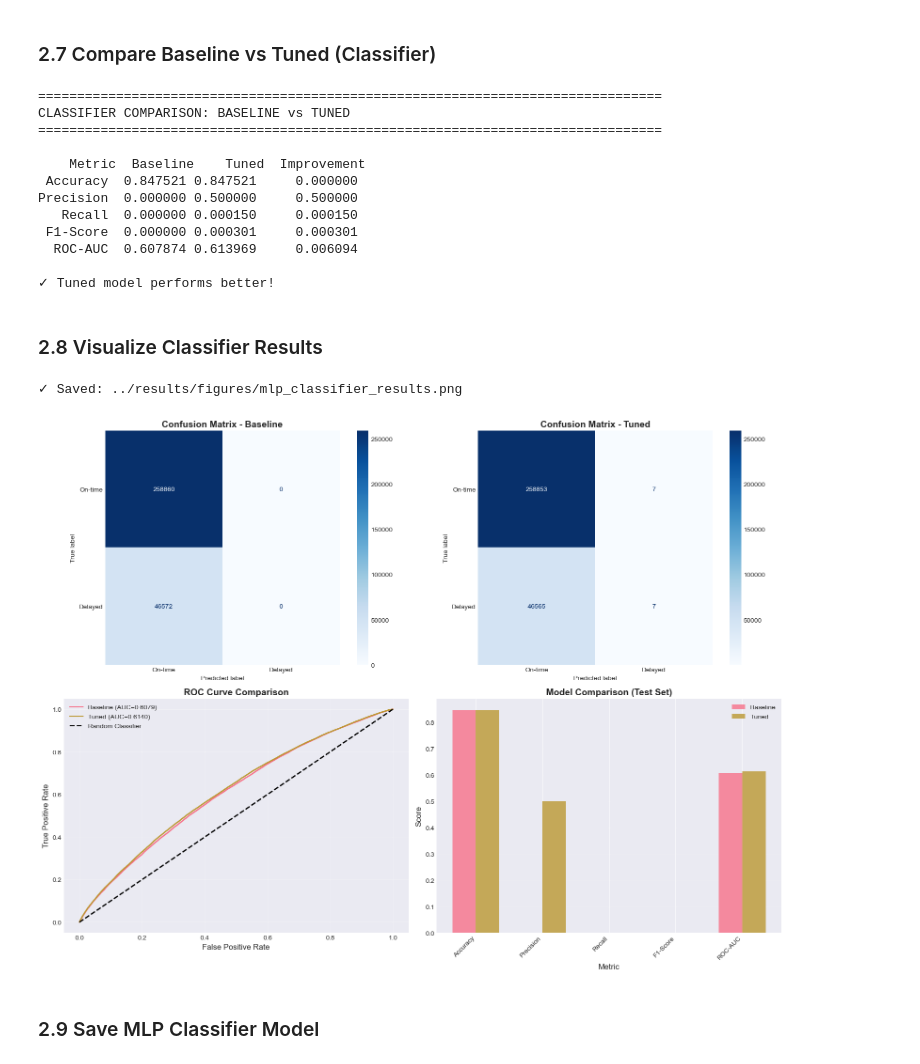
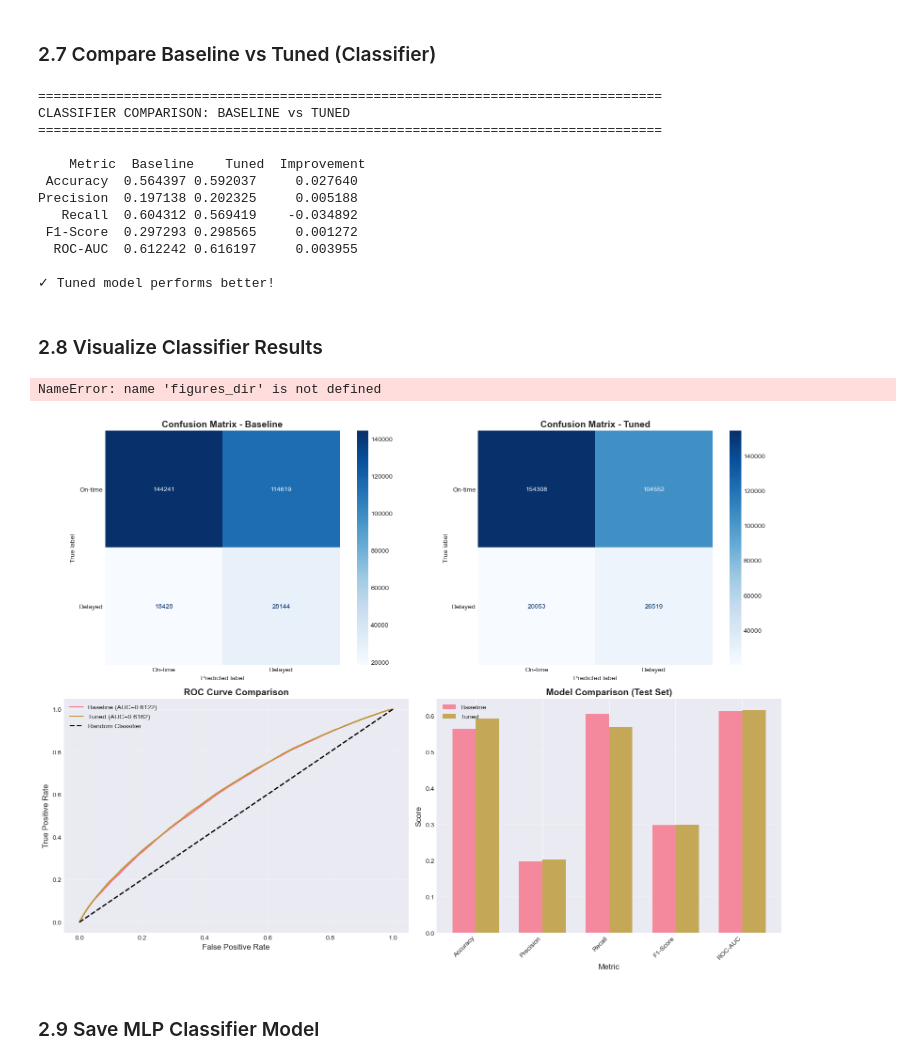
Before and after one commit to rjrichie/flight-arrival-delay-analysis-ATL, a Jupyter notebook: notebooks/06_tmp.ipynb, the cells around one changed output. Drawn from its saved outputs; the diff is of its cells as text; code cells hidden in the pictures.

Commit message:
Add 06_tmp.ipynb for the results of the classifier and results/figures/mlp_classifier_output.png added

```diff
--- a/notebooks/06_tmp.ipynb
+++ b/notebooks/06_tmp.ipynb
@@ -676,3 +675,21 @@ Best Parameters Found:
   - learning_rate_init: 0.001
 
 Best F1 Score: 0.0012
+# %%
+# Train tuned MLP classifier !!!!!!!!!!!!!!!!!!!!!!!!!!!!!
+
+mlp_clf_tuned = train_mlp_classifier(
+    X_train_clf_scaled,
+    y_train_clf,
+    hidden_layer_sizes=(50, 100),  # 1 hidden layer
+    activation='relu',
+    solver='adam',
+    batch_size='auto',           # Faster batching
+    alpha=0.0001,
+    learning_rate_init=0.001,
+    max_iter=200,                # CRITICAL: Allow convergence!
+    random_state=42,
+    verbose=True,
+    early_stopping=True,
+    validation_fraction=0.1        # More patience for early stopping
+)
@@ -754,11 +789,11 @@ CLASSIFIER COMPARISON: BASELINE vs TUNED
 ================================================================================
 
     Metric  Baseline    Tuned  Improvement
- Accuracy  0.847521 0.847521     0.000000
-Precision  0.000000 0.500000     0.500000
-   Recall  0.000000 0.000150     0.000150
- F1-Score  0.000000 0.000301     0.000301
-  ROC-AUC  0.607874 0.613969     0.006094
+ Accuracy  0.564397 0.592037     0.027640
+Precision  0.197138 0.202325     0.005188
+   Recall  0.604312 0.569419    -0.034892
+ F1-Score  0.297293 0.298565     0.001272
+  ROC-AUC  0.612242 0.616197     0.003955
 
 ✓ Tuned model performs better!
 # %% [markdown]
@@ -808,35 +843,37 @@ baseline_values = [
     metrics_clf_baseline['test_roc_auc']
 ]
 tuned_values = [
     metrics_clf_tuned['test_accuracy'],
     metrics_clf_tuned['test_precision'],
     metrics_clf_tuned['test_recall'],
     metrics_clf_tuned['test_f1'],
     metrics_clf_tuned['test_roc_auc']
 ]
 
 x = np.arange(len(metrics_names))
 width = 0.35
 
 axes[1, 1].bar(x - width/2, baseline_values, width, label='Baseline', alpha=0.8)
 axes[1, 1].bar(x + width/2, tuned_values, width, label='Tuned', alpha=0.8)
 axes[1, 1].set_xlabel('Metric', fontsize=12)
 axes[1, 1].set_ylabel('Score', fontsize=12)
 axes[1, 1].set_title('Model Comparison (Test Set)', fontweight='bold', fontsize=14)
 axes[1, 1].set_xticks(x)
 axes[1, 1].set_xticklabels(metrics_names, rotation=45, ha='right')
 axes[1, 1].legend()
 axes[1, 1].grid(axis='y', alpha=0.3)
 
 plt.tight_layout()
 
 # Save figure
+figures_dir = Path('../results/figures')
+figures_dir.mkdir(parents=True, exist_ok=True)
 plt.savefig(figures_dir / 'mlp_classifier_results.png', dpi=300, bbox_inches='tight')
 print("✓ Saved: ../results/figures/mlp_classifier_results.png")
 plt.show()
 # %% [output]
-✓ Saved: ../results/figures/mlp_classifier_results.png
+NameError: name 'figures_dir' is not defined
-[figure, old version]
+[figure, new version]
 # %% [markdown]
 ### 2.9 Save MLP Classifier Model
 # %%
```
Also changed, not shown: parts of 6 cells of this notebook, 1 other file.
